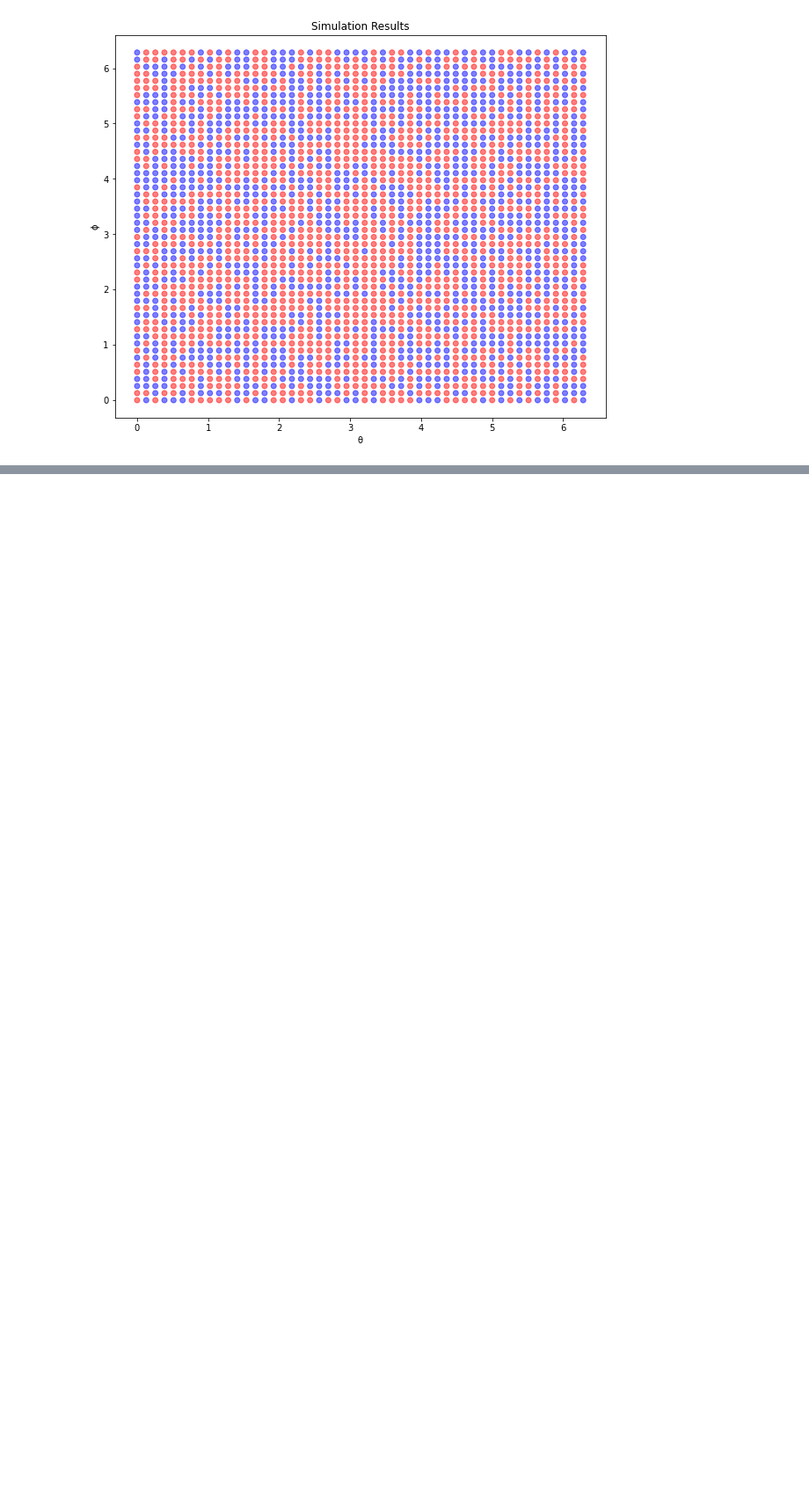
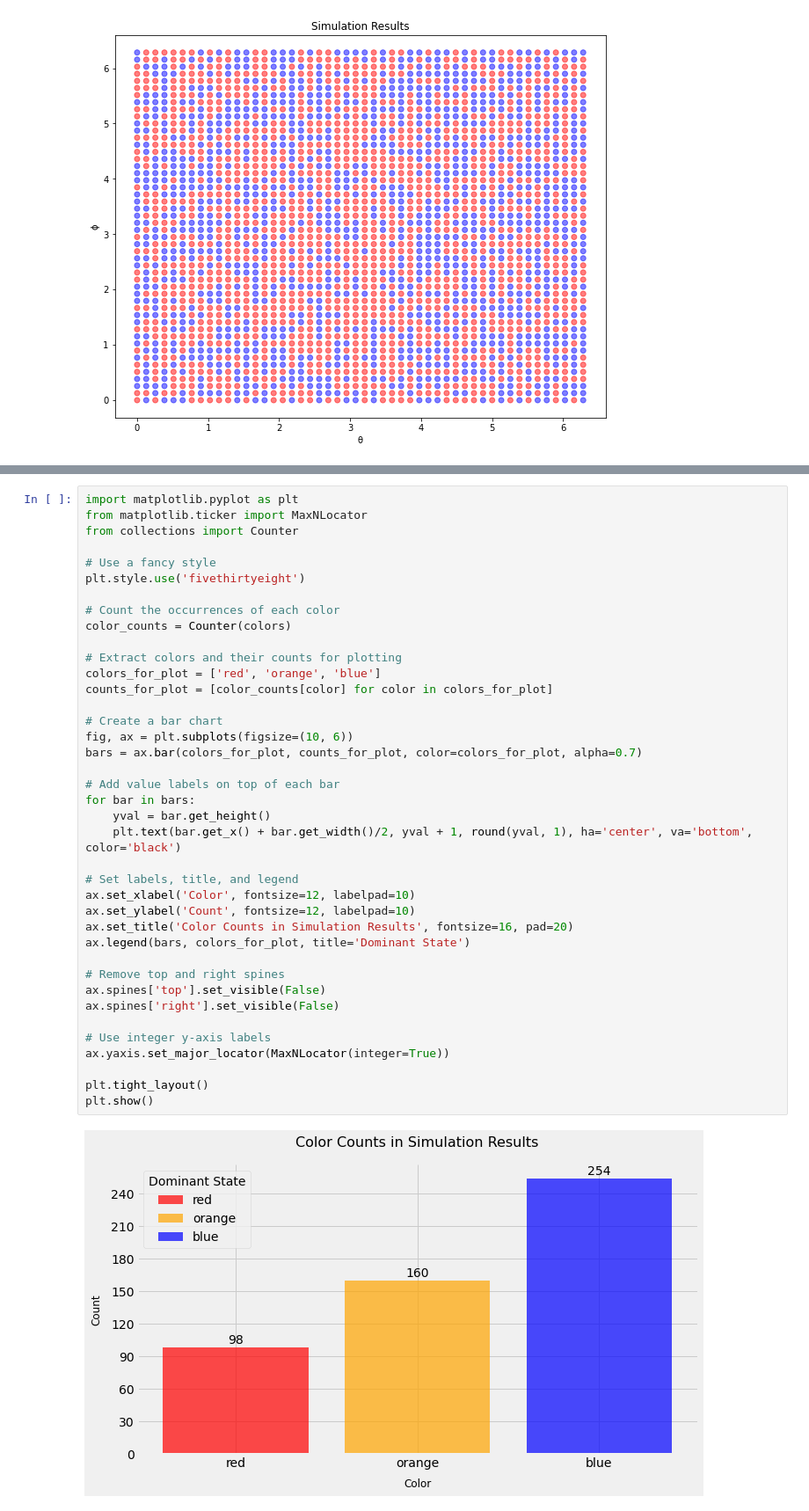
Before and after one commit to hoang-nguyen13/Patent-Pending, a Jupyter notebook: quantum_system.ipynb, the cells around one changed output, grey strips where cells are left out. Shown at 88% size. Cells and saved outputs as stored; diff of their text form; blank space fills up the shorter version.

```diff
--- a/quantum_system.ipynb
+++ b/quantum_system.ipynb
@@ -253,0 +256,41 @@ Result for θ = 6.28, ϕ = 6.28, ζ = 6.28: {'111': 263, '100': 260, '011': 244,
+# %%
+import matplotlib.pyplot as plt
+from matplotlib.ticker import MaxNLocator
+from collections import Counter
+
+# Use a fancy style
+plt.style.use('fivethirtyeight')
+
+# Count the occurrences of each color
+color_counts = Counter(colors)
+
+# Extract colors and their counts for plotting
+colors_for_plot = ['red', 'orange', 'blue']
+counts_for_plot = [color_counts[color] for color in colors_for_plot]
+
+# Create a bar chart
+fig, ax = plt.subplots(figsize=(10, 6))
+bars = ax.bar(colors_for_plot, counts_for_plot, color=colors_for_plot, alpha=0.7)
+
+# Add value labels on top of each bar
+for bar in bars:
+    yval = bar.get_height()
+    plt.text(bar.get_x() + bar.get_width()/2, yval + 1, round(yval, 1), ha='center', va='bottom', color='black')
+
+# Set labels, title, and legend
+ax.set_xlabel('Color', fontsize=12, labelpad=10)
+ax.set_ylabel('Count', fontsize=12, labelpad=10)
+ax.set_title('Color Counts in Simulation Results', fontsize=16, pad=20)
+ax.legend(bars, colors_for_plot, title='Dominant State')
+
+# Remove top and right spines
+ax.spines['top'].set_visible(False)
+ax.spines['right'].set_visible(False)
+
+# Use integer y-axis labels
+ax.yaxis.set_major_locator(MaxNLocator(integer=True))
+
+plt.tight_layout()
+plt.show()
+# %% [output]
+[figure, added]
```
Also changed, not shown: parts of 2 cells of this notebook, 1 other file.
